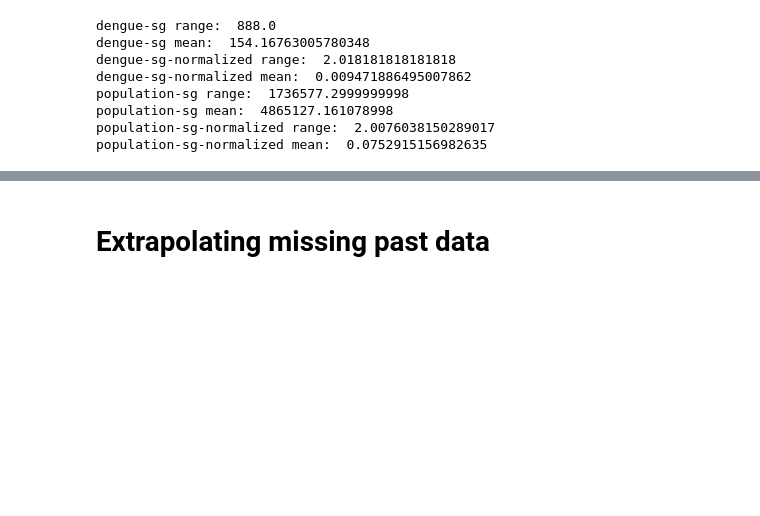
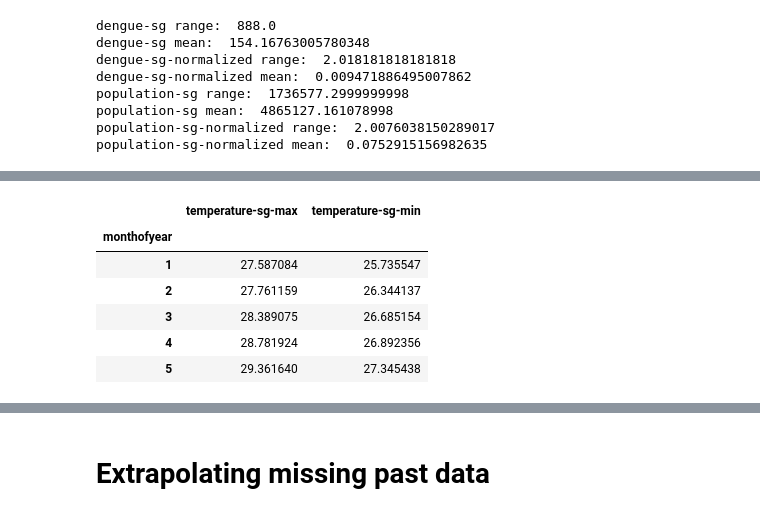
Before and after one commit to mammothb/personal, a Jupyter notebook: datathon/data-extraction/prepare_input_data.ipynb, the cells around one changed output, grey strips where cells are left out. Drawn from its saved outputs; the diff is of its cells as text; code cells hidden in the pictures; blank space fills up the shorter version.

```diff
--- a/datathon/data-extraction/prepare_input_data.ipynb
+++ b/datathon/data-extraction/prepare_input_data.ipynb
@@ -166,0 +186,11 @@ population-sg-normalized mean:  0.0752915156982635
+# %%
+monthly_temperature = df_max_min.groupby(["monthofyear"]).mean()
+monthly_temperature.head()
+# %% [output]
+|  | temperature-sg-max | temperature-sg-min |
+| monthofyear |  |  |
+| 1 | 27.587084 | 25.735547 |
+| 2 | 27.761159 | 26.344137 |
+| 3 | 28.389075 | 26.685154 |
+| 4 | 28.781924 | 26.892356 |
+| 5 | 29.361640 | 27.345438 |
```
Also changed, not shown: parts of 6 cells of this notebook, 6 other files.
